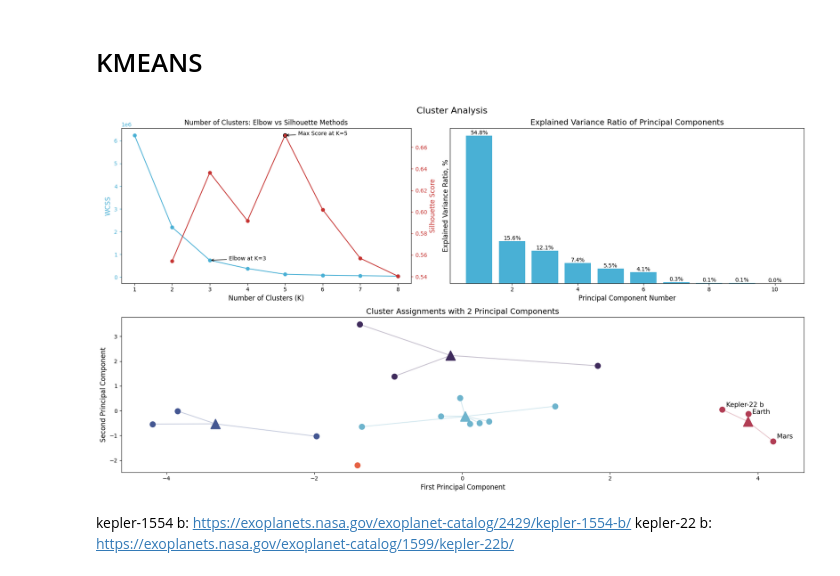
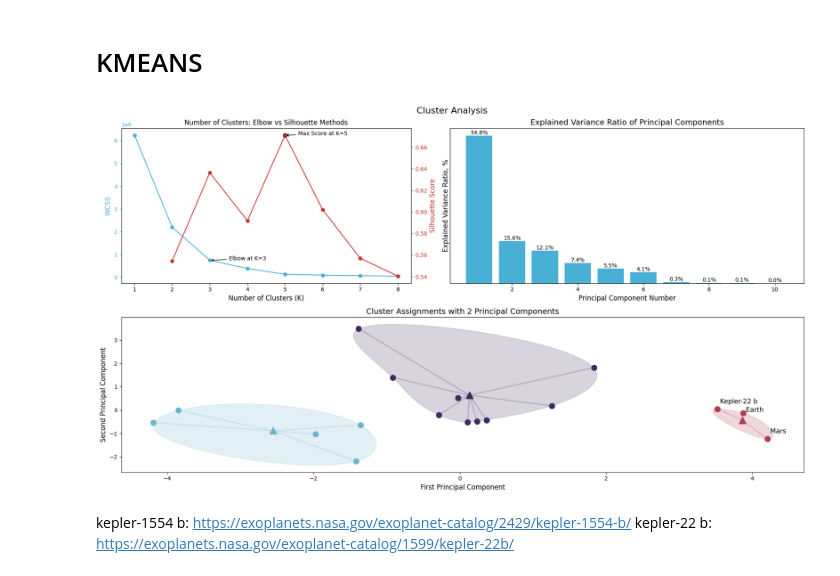
Before and after one commit to ztsv-av/mads_data_visualization, a Jupyter notebook: main.ipynb, the cells around one changed output. Cells and saved outputs as stored; diff of their text form; code cells hidden in the pictures.

```diff
--- a/main.ipynb
+++ b/main.ipynb
@@ -376,7 +376,7 @@ k_p = ax1.scatter(x=[], y=[], s=[], c=[], cmap=COLOR_CMAP, alpha=0.8, norm=norm)
 s_p = ax1.scatter(x=[], y=[], s=[], c=[], cmap=COLOR_CMAP, norm=norm)
 earth = ax1.scatter(x=[], y=[], s=50, c=[], cmap=COLOR_CMAP, edgecolors='black', norm=norm)
 earth_text = ax1.text(0, 0, 'Earth', color='black', ha='right', va='bottom')
-star = ax1.scatter(x=0, y=0, s=4500, color="#fbe86f", edgecolors='black', alpha=0.5)
+star = ax1.scatter(x=0, y=0, s=4500, color=STAR_COLOR, edgecolors='black', alpha=0.5)
 cbar_kp = plt.colorbar(k_p, ax=ax1)
 cbar_kp.set_label('Temperature (K)', rotation=270, labelpad=15)
 def update(i):
@@ -416,7 +416,7 @@ ax2.annotate(
 )
 ax2.set_xlabel('Distance from Star (AU)', fontsize=AXIS_TITLE_SIZE)
 ax2.set_ylabel('Orbital Period (Days)', fontsize=AXIS_TITLE_SIZE)
-ax2.set_title('How Distance and Orbital Period relate to Temperature', fontsize=SUBTITLE_SIZE)
+ax2.set_title('How Distance affects Temperature', fontsize=SUBTITLE_SIZE)
 
 ax3.set_xlim(0, 0.2)
 ax3.set_ylim(0, 40)
@@ -430,9 +430,9 @@ ax3.scatter(
 )
 ax3.set_xlabel('Distance from Star (AU)', fontsize=AXIS_TITLE_SIZE)
 ax3.set_ylabel('Orbital Period (Days)', fontsize=AXIS_TITLE_SIZE)
-ax3.set_title('How Distance and Orbital Period relate to Temperature (Closer Look)', fontsize=SUBTITLE_SIZE)
+ax3.set_title('How Distance affects Temperature (Closer Look)', fontsize=SUBTITLE_SIZE)
 
-fig.suptitle("Distance from Star, Orbital Period, Planet Temperature (Color) and Planet Radius (Size)", fontsize=TITLE_SIZE)
+fig.suptitle("How Distance to Star Affects Planet's Temperature and Rotational Period", fontsize=TITLE_SIZE)
 
 plt.tight_layout()
 plt.show()
@@ -544,7 +544,7 @@ for planet_name, planet_text_xy in zip(planet_names, planet_text_xys):
 star_x = 10**(-3)*4
 star_y = [0.35, 0.6, 1, 1.75]
 star_sizes = [500, 1300, 3500, 6000]
-star_colors = ['#c90000', '#eb7c1c', '#fbe86f', '#9be9da']
+star_colors = ['#c90000', '#eb7c1c', STAR_COLOR, '#9be9da']
 for idx, _ in enumerate(star_y):
     plt.scatter(x=star_x, y=star_y[idx], s=star_sizes[idx], marker='o', color=star_colors[idx], edgecolors='black', linewidth=0.5, alpha=0.7)
 
@@ -686,7 +686,7 @@ habitable_kmeans = habitable_exo_solar.drop('pl_name', axis=1).drop('hostname',
 X = habitable_kmeans.values
 
 scaler = StandardScaler()
-x_scaled = scaler.fit_transform(x)
+x_scaled = scaler.fit_transform(X)
 x_scaled_df = pd.DataFrame(data=x_scaled, columns=habitable_kmeans.columns)
 # %%
 k_max = 9
@@ -712,10 +712,10 @@ max_silhouette_index = np.argmax(silhouette_scores)
 max_silhouette_k = k_values[max_silhouette_index]
 max_silhouette_score = silhouette_scores[max_silhouette_index]
 
-num_clusters = max_silhouette_k
+num_clusters = 3
 kmeans = KMeans(n_clusters=num_clusters, init='k-means++', max_iter=1000, n_init=10, random_state=42)
 kmeans_clusters = kmeans.fit_predict(x_scaled)
-earth_like_indexes = indexes = np.where(kmeans_clusters == 3)[0]
+earth_like_indexes = indexes = np.where(kmeans_clusters == 1)[0]
 
 pca = PCA()
 principal_components = pca.fit_transform(x_scaled)[:, :2]
@@ -781,42 +781,66 @@ ax3.set_ylabel('Explained Variance Ratio, %', labelpad=-3, fontsize=AXIS_TITLE_S
 ax3.set_yticks([])
 ax3.set_title('Explained Variance Ratio of Principal Components', fontsize=SUBTITLE_SIZE)
 
-cluster_colors = ['#6EB4CD', '#445792', '#3F2B5C', '#B13D54', '#E66143', '#FED2AA']
+cluster_colors = ['#6EB4CD', '#B13D54', '#3F2B5C']
 for sample in range(len(x_scaled)):
     cluster = cluster_centers[kmeans_clusters[sample]]
     ax4.scatter(principal_components[sample][0], principal_components[sample][1], color=cluster_colors[kmeans_clusters[sample]], s=100)
     if sample in earth_like_indexes:
         planet_name = habitable_exo_solar.loc[sample]['pl_name']
-        xytext = (7,5)
+        xytext = (5,10)
         if planet_name=='Earth':
-            xytext = (7,0)
+            xytext = (5,2)
         ax4.annotate(
             planet_name,
             (principal_components[sample][0], principal_components[sample][1]),
             textcoords="offset points",
             color='black',
             fontsize=12,
             xytext=xytext,
             path_effects=[pe.withStroke(linewidth=1.5, foreground="white")]
         )
     if cluster['num_points'] != 1:
-        ax4.scatter(cluster['center'][0], cluster['center'][1], marker='^', c=cluster_colors[kmeans_clusters[sample]], s=300)
+        ax4.scatter(cluster['center'][0], cluster['center'][1], marker='^', c=cluster_colors[kmeans_clusters[sample]], s=150)
 
 for idx, val in pc_clusters.iterrows():
     center = literal_eval(val['Center'])
     x = [val['PC1'], center[0]]
     y = [val['PC2'], center[1]]
     ax4.plot(x, y, c=cluster_colors[kmeans_clusters[idx]], alpha=0.3)
+
+from scipy.spatial import ConvexHull
+from scipy import interpolate
+for i in pc_clusters['Cluster'].unique():
+    points = pc_clusters[pc_clusters['Cluster'] == i][['PC1', 'PC2']].values
+    if len(points) == 1:
+        continue
+    # get convex hull
+    hull = ConvexHull(points)
+    # get x and y coordinates
+    # repeat last point to close the polygon
+    x_hull = np.append(points[hull.vertices,0],
+                       points[hull.vertices,0][0])
+    y_hull = np.append(points[hull.vertices,1],
+                       points[hull.vertices,1][0])
+    # interpolate
+    dist = np.sqrt((x_hull[:-1] - x_hull[1:])**2 + (y_hull[:-1] - y_hull[1:])**2)
+    dist_along = np.concatenate(([0], dist.cumsum()))
+    spline, u = interpolate.splprep([x_hull, y_hull],
+                                    u=dist_along, s=0, per=1)
+    interp_d = np.linspace(dist_along[0], dist_along[-1], 50)
+    interp_x, interp_y = interpolate.splev(interp_d, spline)
+    # plot shape
+    ax4.fill(interp_x, interp_y, '--', c=cluster_colors[i], alpha=0.2)
 
 ax4.set_xlabel('First Principal Component', fontsize=AXIS_TITLE_SIZE)
 ax4.set_ylabel('Second Principal Component', fontsize=AXIS_TITLE_SIZE)
 ax4.set_title('Cluster Assignments with 2 Principal Components', fontsize=SUBTITLE_SIZE)
 
 fig.suptitle("Cluster Analysis", fontsize=TITLE_SIZE)
 plt.tight_layout()
 plt.show()
 # %% [output]
-[figure, old version]
+[figure, new version]
 # %% [markdown]
 kepler-1554 b: https://exoplanets.nasa.gov/exoplanet-catalog/2429/kepler-1554-b/
 kepler-22 b: https://exoplanets.nasa.gov/exoplanet-catalog/1599/kepler-22b/
```
Also changed, not shown: parts of 4 cells of this notebook, 1 other file.
